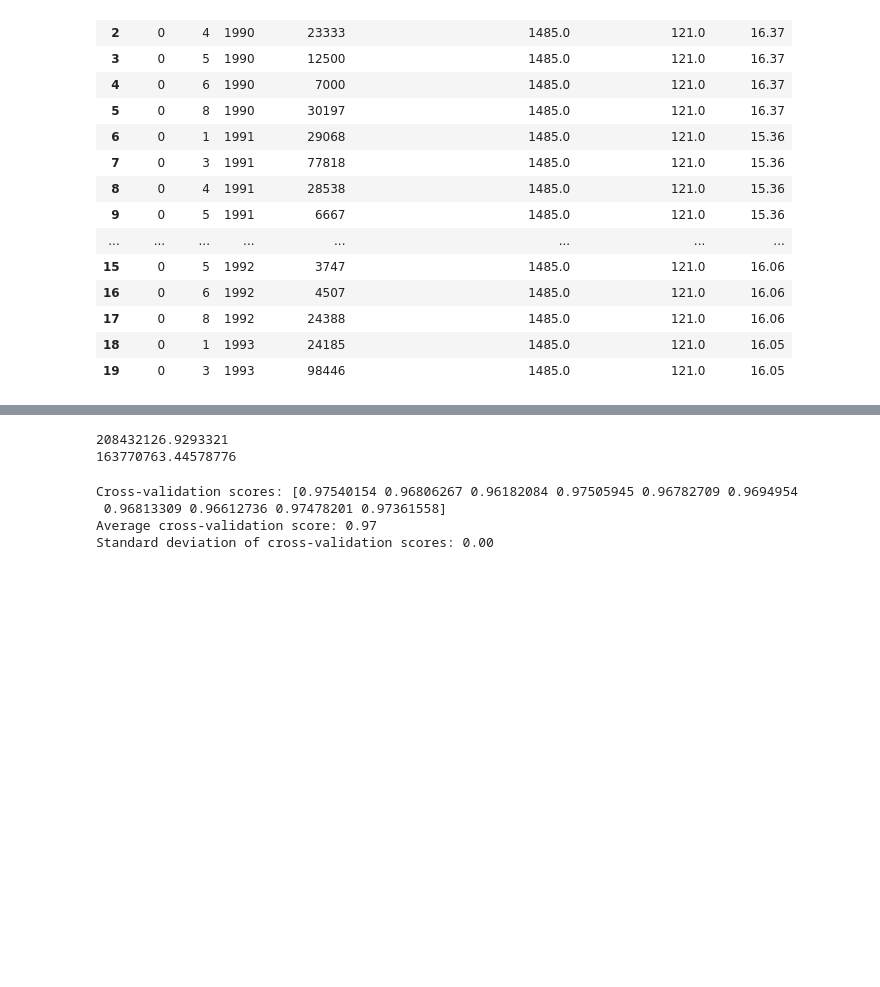
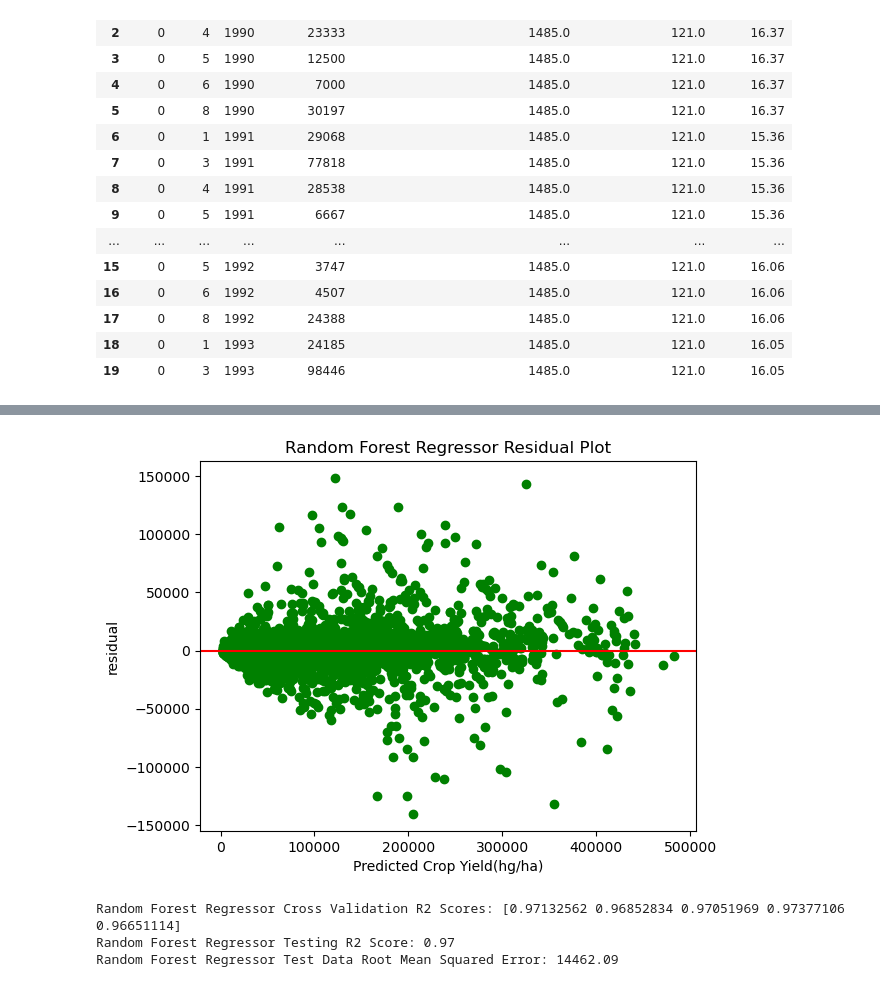
Before and after one commit to joshwu108/Sustainable-Software, a Jupyter notebook: code/model.ipynb, the cells around one changed output, grey strips where cells are left out. Drawn from its saved outputs; the diff is of its cells as text; code cells hidden in the pictures; blank space fills up the shorter version.

```diff
--- a/code/model.ipynb
+++ b/code/model.ipynb
@@ -332,27 +119,35 @@ Standard deviation of cross-validation scores: 0.00
-# %%
-#XG Boost
-xg_boost_model = XGBRegressor(random_state=42)
-model.fit(X_train, y_train)
-
-# Make predictions
-test_predictions = model.predict(X_test)
-val_predictions = model.predict(X_val)
-
-# Calculate accuracy
-test_accuracy = mean_squared_error(y_test, test_predictions)
-val_accuracy = mean_squared_error(y_val, val_predictions)
-print(test_accuracy)
-print(val_accuracy)
-
-
-scores = cross_val_score(model, X_train, y_train, cv=10)
-print("Cross-validation scores: {}".format(scores))
-print("Average cross-validation score: {:.2f}".format(scores.mean()))
-print("Standard deviation of cross-validation scores: {:.2f}".format(scores.std()))
-# %% [output]
-208432126.9293321
-163770763.44578776
-Cross-validation scores: [0.97540154 0.96806267 0.96182084 0.97505945 0.96782709 0.9694954
- 0.96813309 0.96612736 0.97478201 0.97361558]
-Average cross-validation score: 0.97
-Standard deviation of cross-validation scores: 0.00
+# %%
+#RANDOM FOREST REGRESSOR
+X_train, X_test, y_train, y_test = train_test_split(X_train, y_train, test_size=0.2, random_state=42)
+
+# Make the Model
+model = RandomForestRegressor(random_state=42, n_estimators=500,  criterion='squared_error', max_depth=20, max_features="log2")
+scores = cross_val_score(model, X_train, y_train, cv=5, scoring='r2')
+
+#Train it on the whole training data
+model.fit(X_train, y_train)
+
+# Make predictions
+test_predictions = model.predict(X_test)
+
+#Print the stats
+test_mse = mean_squared_error(y_test, test_predictions)
+test_r2 = r2_score(y_test, test_predictions)
+
+
+residuals = np.array(y_test).flatten() - np.array(test_predictions).flatten()
+plt.scatter(test_predictions, residuals, color="green", label="residual plot")
+plt.axhline(y = 0, color="red")
+plt.xlabel("Predicted Crop Yield(hg/ha)")
+plt.ylabel("residual")
+plt.title("Random Forest Regressor Residual Plot")
+plt.show()
+
+print(F"Random Forest Regressor Cross Validation R2 Scores: {scores}")
+print("Random Forest Regressor Testing R2 Score: {:.2f}".format(test_r2))
+print("Random Forest Regressor Test Data Root Mean Squared Error: {:.2f}".format(sqrt(test_mse)))
+# %% [output]
+[figure, added]
+Random Forest Regressor Cross Validation R2 Scores: [0.97132562 0.96852834 0.97051969 0.97377106 0.96651114]
+Random Forest Regressor Testing R2 Score: 0.97
+Random Forest Regressor Test Data Root Mean Squared Error: 14462.09
```
Also changed, not shown: parts of 21 cells of this notebook.
